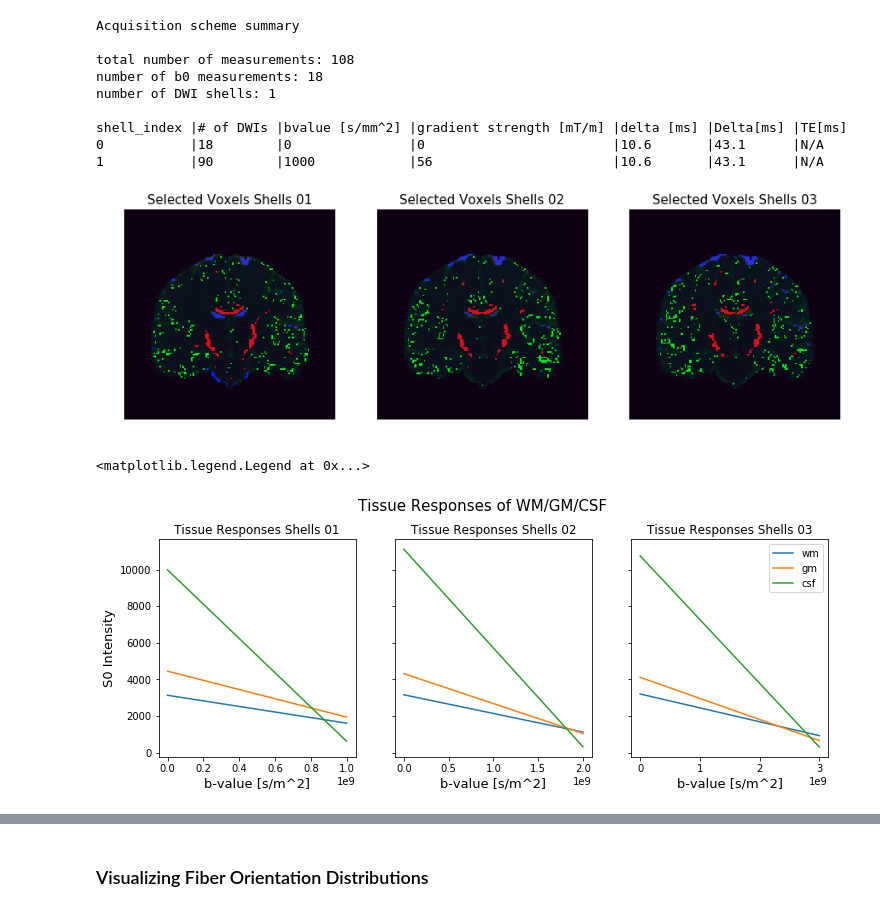
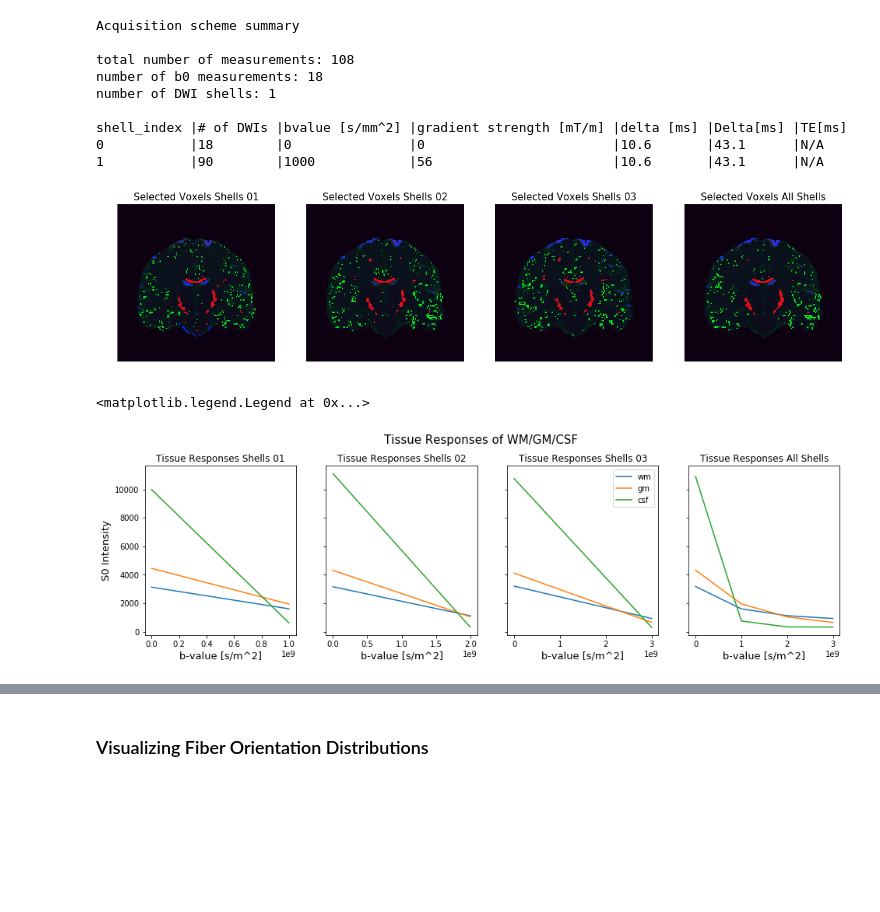
Before and after one commit to AthenaEPI/dmipy, a Jupyter notebook: examples/example_single_shell_three_tissue_csd.ipynb, the cells around one changed output, grey strips where cells are left out. Saved outputs shown, nothing was run; the diff lists cells and outputs as text; code cells hidden in the pictures; blank space fills up the shorter version.

Commit message:
almost finalized single shell multi tissue example

```diff
--- a/examples/example_single_shell_three_tissue_csd.ipynb
+++ b/examples/example_single_shell_three_tissue_csd.ipynb
@@ -41,8 +41,8 @@ shell_index |# of DWIs |bvalue [s/mm^2] |gradient strength [mT/m] |delta [ms] |D
 scheme_01_shell, data_01_shell = scheme_hcp.return_pruned_acquisition_scheme([0, 1], data_hcp)
 scheme_02_shell, data_02_shell = scheme_hcp.return_pruned_acquisition_scheme([0, 2], data_hcp)
 scheme_03_shell, data_03_shell = scheme_hcp.return_pruned_acquisition_scheme([0, 3], data_hcp)
-schemes = [scheme_01_shell, scheme_02_shell, scheme_03_shell]
-data = [data_01_shell, data_02_shell, data_03_shell]
+schemes = [scheme_01_shell, scheme_02_shell, scheme_03_shell, scheme_hcp]
+data = [data_01_shell, data_02_shell, data_03_shell, data_hcp]
 # %%
 scheme_01_shell.print_acquisition_info
 # %% [output]
@@ -68,24 +68,24 @@ for scheme, data in zip(schemes, data):
 # %%
 import matplotlib.pyplot as plt
 %matplotlib inline
 
-fig, axs = plt.subplots(figsize=[15, 5], ncols=3)
+fig, axs = plt.subplots(figsize=[20, 5], ncols=4)
 axs = axs.ravel()
 
-for ax, selection_map, txt in zip(axs, selection_maps, ['Shells 01', 'Shells 02', 'Shells 03']):
+for ax, selection_map, txt in zip(axs, selection_maps, ['Shells 01', 'Shells 02', 'Shells 03', 'All Shells']):
     ax.imshow(data_hcp[:, 0, :, 0].T, origin=True)
     ax.imshow(selection_map.squeeze().transpose((1, 0, 2)), origin=True, alpha=0.8)
     ax.set_axis_off()
     ax.set_title('Selected Voxels {}'.format(txt), fontsize=15);
 # %% [output]
-[figure, old version]
+[figure, new version]
 # %%
-fig, axs = plt.subplots(figsize=[12, 4], ncols=3, sharey=True)
+fig, axs = plt.subplots(figsize=[16, 4], ncols=4, sharey=True)
 fig.suptitle('Tissue Responses of WM/GM/CSF', fontsize=15, y=1.02)
 axs = axs.ravel()
 axs[0].set_ylabel('S0 Intensity', fontsize=13)
 for ax, scheme, tissue_response, txt in zip(
-        axs, schemes, tissue_responses, ['Shells 01', 'Shells 02', 'Shells 03']):
+        axs, schemes, tissue_responses, ['Shells 01', 'Shells 02', 'Shells 03', 'All Shells']):
     for response, name in zip(tissue_response, ['wm', 'gm', 'csf']):
         ax.plot(scheme.shell_bvalues, response.tissue_response(), label=name)
     ax.set_xlabel('b-value [s/m^2]', fontsize=13)
@@ -93,6 +93,6 @@ for ax, scheme, tissue_response, txt in zip(
 axs[2].legend()
 # %% [output]
 <matplotlib.legend.Legend at 0x...>
-[figure, old version]
+[figure, new version]
 # %%
 import time
```
Also changed, not shown: parts of 28 cells of this notebook.
